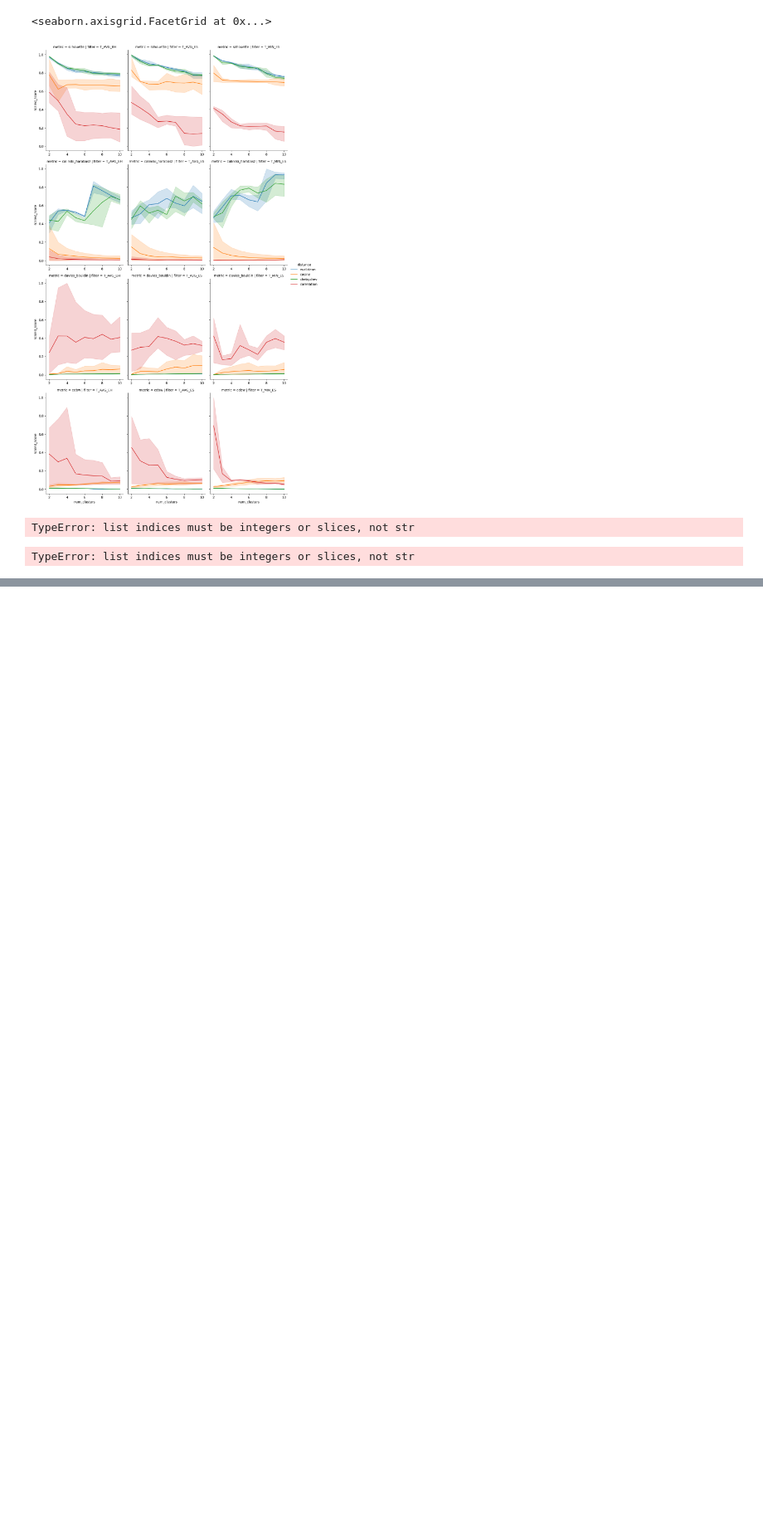
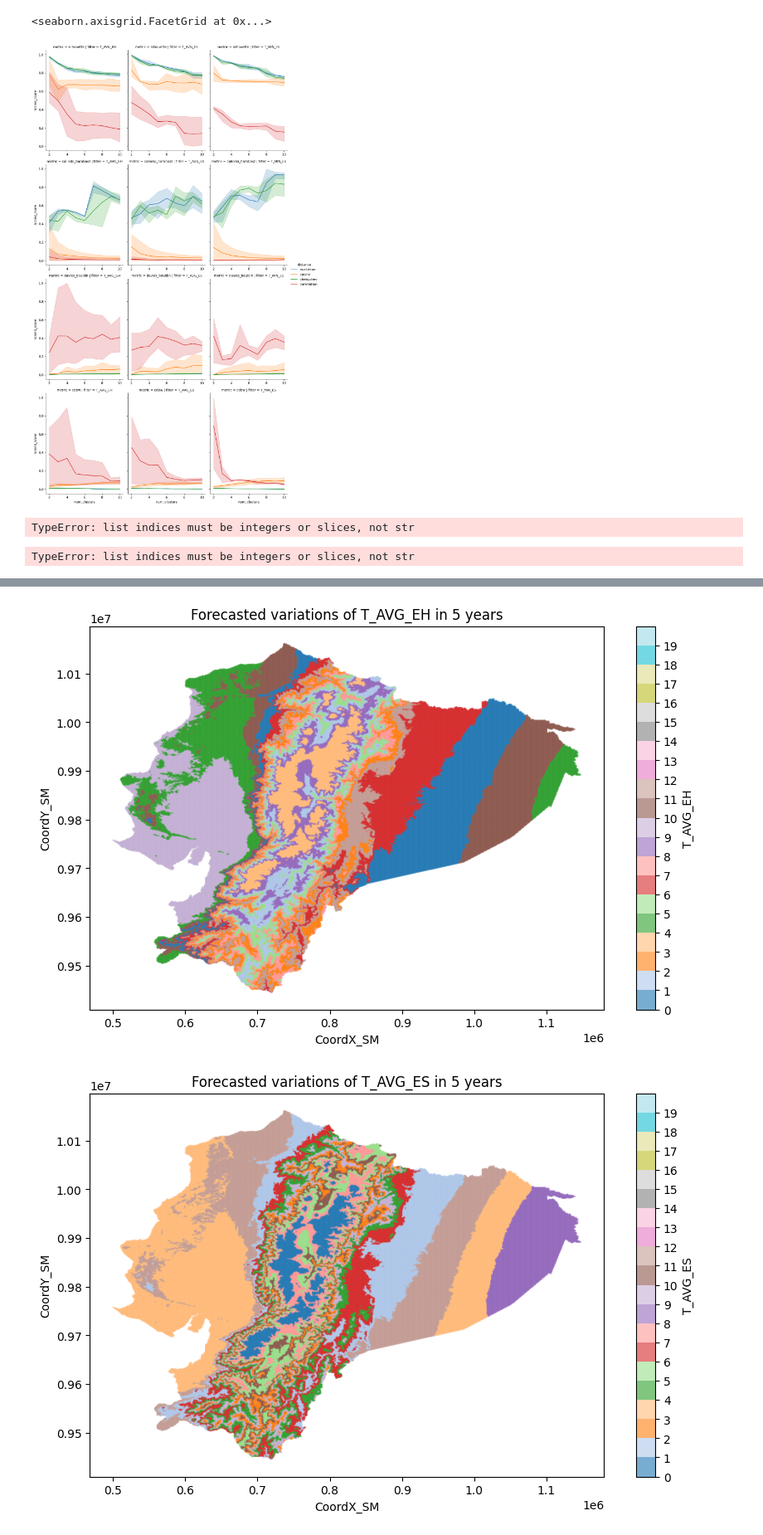
Before and after one commit to tutur90/Weather-Forecast, a Jupyter notebook: Map_forcast.ipynb, the cells around one changed output, grey strips where cells are left out. Shown at 83% size. Cells and saved outputs as stored; diff of their text form; code cells hidden in the pictures; blank space fills up the shorter version.

```diff
--- a/Map_forcast.ipynb
+++ b/Map_forcast.ipynb
@@ -218,10 +218,7 @@ from sklearn.metrics import silhouette_score, calinski_harabasz_score, davies_bo
 
 
 def cdbw_score(X, labels):
-    """
-    Calculate the Cluster Dispersion Between (CDbw) index for a clustering result.
-    Automatically computes cluster centers from the data and labels.
-
+    """labels
     Parameters:
     X: Array-like, shape (n_samples, n_features). Input data.
     labels: Array-like, shape (n_samples,). Cluster labels for each sample.
@@ -284,7 +281,7 @@ from sklearn.cluster import AgglomerativeClustering
 
 dfc = df.copy().sample(frac = 0.02)
 
-test_clusters = 10
+test_clusters = 20
 
 metrics = ['silhouette', 'calinski_harabasz', 'davies_bouldin', 'cdbw']
 
@@ -294,18 +291,17 @@ scalers = [ 'MinMax', 'Standard', 'None']
 
 filters = ['T_AVG_EH', 'T_AVG_ES', 'T_MIN_ES']
 
-distances = ['euclidean', 'cosine','chebyshev','correlation' ]
+distances = ['euclidean','chebyshev','correlation' ]
 
 params = [ scalers,filters, distances]
 
 list_params = list(itertools.product(*params))
 
 results = []
+labels = []
 
 for n, (scaler, filter, distance) in tqdm(enumerate(list_params), total=len(list_params)):
 
-
-    features_size = 4 if filter=='IN' else 3
 
     if scaler != 'None':
       if scaler == 'MinMax':
@@ -318,12 +314,13 @@ for n, (scaler, filter, distance) in tqdm(enumerate(list_params), total=len(list
 
     df_f = dfcs[filter]
 
-    for cluster in range(2,test_clusters+1):
-        clust = AgglomerativeClustering(n_clusters=cluster,metric=distance,  linkage='ward' if distance == 'euclidian' else 'average')
+    for cluster in range(2,test_clusters+1, 2):
+        clust = AgglomerativeClustering(n_clusters=cluster, metric=distance,  linkage='ward' if distance == 'euclidian' else 'average')
         clust.fit_predict(df_f)
-        labels = clust.labels_
+
+        labels.append({'filter': filter, "distance": distance, 'scaler': scaler, 'num_clusters': cluster, 'labels': clust.labels_})
         for metric in metrics:
-            results.append({'metric': metric, 'scaler': scaler, 'filter': filter, 'distance': distance, 'num_clusters': cluster, 'labels': labels, 'score': get_eval_metric(metric)(df_f, labels)})
+            results.append({'metric': metric, 'scaler': scaler, "distance": distance, 'filter': filter,  'num_clusters': cluster, 'score': get_eval_metric(metric)(df_f, clust.labels_)})
 
 results = pd.DataFrame(results)
 
@@ -447,0 +471,26 @@ KeyboardInterrupt:
+# %%
+import matplotlib.pyplot as plt
+
+
+
+
+num_clusters = 12
+
+
+for t in filters:
+
+    dfc[(t, 'labels')] = labels[(labels['filter'] == (t,)) & (labels['num_clusters'] == num_clusters)]['labels'].values[0]
+
+
+
+    plt.figure(figsize=(10, 6))
+    plt.scatter(dfc[t].index.get_level_values('Latitude'), dfc[t].index.get_level_values('Longitude'), c=dfc[(t,'labels')], cmap='tab20', alpha=0.6, s=0.1, vmin=0, vmax=20)
+    plt.colorbar(label=t, ticks=range(20))
+
+    plt.xlabel('CoordX_SM')
+    plt.ylabel('CoordY_SM')
+    plt.title('Forecasted variations of {} in 5 years'.format(t))
+    plt.show()
+# %% [output]
+[figure, added]
+[figure, added]
```
Also changed, not shown: parts of 5 cells of this notebook, 2 other files.
